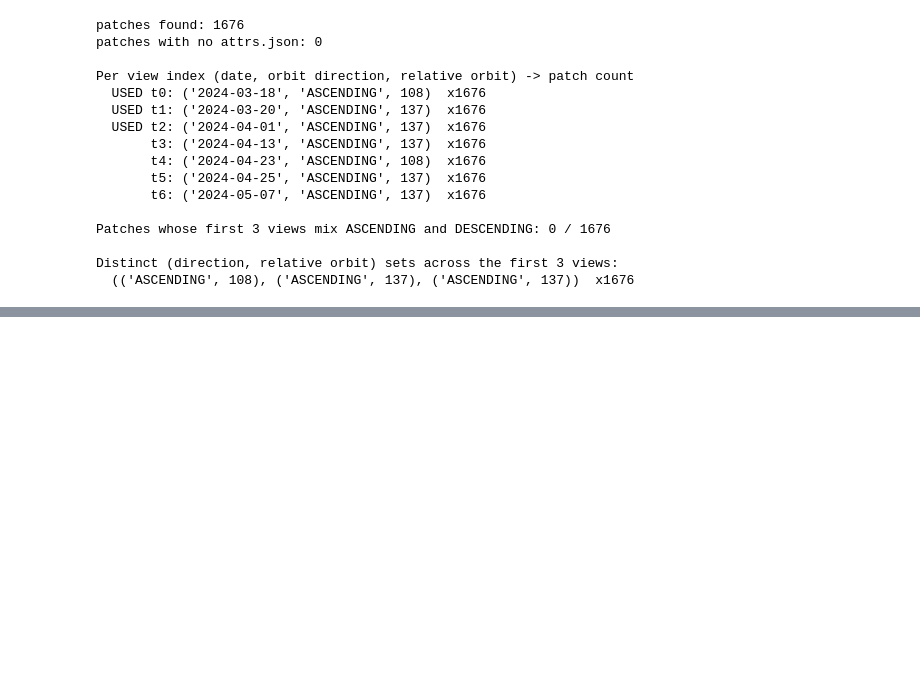
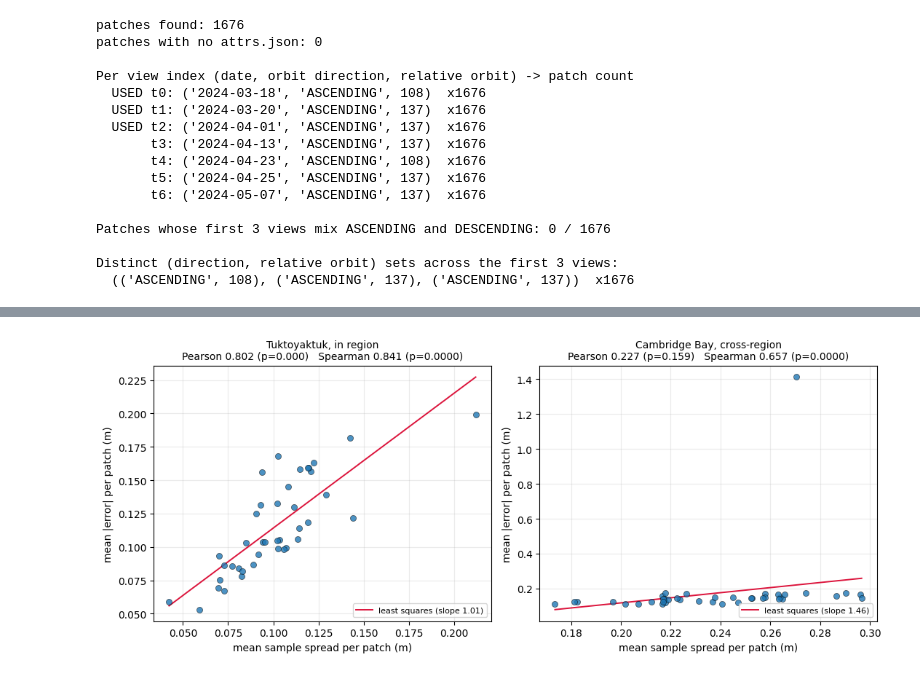
Before and after one commit to jy-gfm/roughnet-sentinel1-pipeline, a Jupyter notebook: notebooks/extension/31_attribute_diversity_check.ipynb, the cells around one changed output, grey strips where cells are left out. Cells and saved outputs as stored; diff of their text form; code cells hidden in the pictures; blank space fills up the shorter version.

Commit message:
31: decile reproduction and patch-level spread-error scatter, in region vs Cambridge Bay

```diff
--- a/notebooks/extension/31_attribute_diversity_check.ipynb
+++ b/notebooks/extension/31_attribute_diversity_check.ipynb
@@ -79,3 +79,17 @@ Patches whose first 3 views mix ASCENDING and DESCENDING: 0 / 1676
 
 Distinct (direction, relative orbit) sets across the first 3 views:
   (('ASCENDING', 108), ('ASCENDING', 137), ('ASCENDING', 137))  x1676
+# %%
+import json
+from pathlib import Path
+from scipy.stats import spearmanr, pearsonr
+
+OUT = Path('/cs/student/project_msc/2025/aibh/jiayiche/s1_training_outputs')
+d = json.load(open(OUT / 's1_pcrtc_cambridgebay_crossregion_uncertainty_calibration.json'))
+rows = d['per_patch']
+std = [r['mean_std'] for r in rows]
+err = [r['mean_abs_error'] for r in rows]
+
+print('n patches:', len(rows))
+print('Pearson  r = %.4f (p = %.3f)' % pearsonr(std, err))
+print('Spearman r = %.4f (p = %.3f)' % spearmanr(std, err))
@@ -81,0 +128,59 @@ Distinct (direction, relative orbit) sets across the first 3 views:
+# %%
+# Patch-level spread vs error, in region and cross-region.
+# CPU only. Reads the saved calibration JSONs from pcrtc/07 (fixed) and pcrtc/13.
+
+import json
+from pathlib import Path
+import numpy as np
+import matplotlib.pyplot as plt
+from scipy.stats import pearsonr, spearmanr
+
+OUT = Path('/cs/student/project_msc/2025/aibh/jiayiche/s1_training_outputs')
+PANELS = [
+    ('Tuktoyaktuk, in region', 's1_tuk_pcrtc_realattrs_spatialsplit_uncertainty_calibration.json'),
+    ('Cambridge Bay, cross-region', 's1_pcrtc_cambridgebay_crossregion_uncertainty_calibration.json'),
+]
+
+fig, axes = plt.subplots(1, 2, figsize=(11, 4.6))
+
+for ax, (title, name) in zip(axes, PANELS):
+    d = json.load(open(OUT / name))
+    rows = d['per_patch']
+    x = np.array([r['mean_std'] for r in rows], dtype=float)
+    y = np.array([r['mean_abs_error'] for r in rows], dtype=float)
+
+    pr, pp = pearsonr(x, y)
+    sr, sp = spearmanr(x, y)
+
+    ax.scatter(x, y, s=34, alpha=0.8, edgecolor='k', linewidth=0.4, zorder=3)
+
+    # least-squares line across the observed range
+    b, a = np.polyfit(x, y, 1)
+    xs = np.linspace(x.min(), x.max(), 50)
+    ax.plot(xs, a + b * xs, lw=1.4, color='crimson', zorder=2,
+            label=f'least squares (slope {b:.2f})')
+
+    ax.set_title(f'{title}\nPearson {pr:.3f} (p={pp:.3f})   Spearman {sr:.3f} (p={sp:.4f})',
+                 fontsize=10)
+    ax.set_xlabel('mean sample spread per patch (m)')
+    ax.set_ylabel('mean |error| per patch (m)')
+    ax.grid(alpha=0.25, zorder=0)
+    ax.legend(fontsize=8, loc='lower right')
+
+    # outlier sensitivity: drop the single point with the largest residual
+    resid = np.abs(y - (a + b * x))
+    k = int(np.argmax(resid))
+    keep = np.ones(len(x), bool); keep[k] = False
+    pr2, pp2 = pearsonr(x[keep], y[keep])
+    print(f'{title}')
+    print(f'   n = {len(x)}   spread range {x.min():.4f}-{x.max():.4f} m'
+          f'   error range {y.min():.4f}-{y.max():.4f} m')
+    print(f'   Pearson {pr:.4f} (p={pp:.3f})   Spearman {sr:.4f} (p={sp:.4f})')
+    print(f'   drop largest-residual patch ({rows[k]["patch_id"]}): '
+          f'Pearson {pr2:.4f} (p={pp2:.3f})\n')
+
+fig.tight_layout()
+out_path = OUT / 's1_uncertainty_patch_scatter.png'
+fig.savefig(out_path, dpi=200, bbox_inches='tight')
+print('Saved:', out_path)
+# %% [output]
@@ -81,0 +198 @@ Distinct (direction, relative orbit) sets across the first 3 views:
+[figure, added]
```
Also changed, not shown: parts of 3 cells of this notebook.
